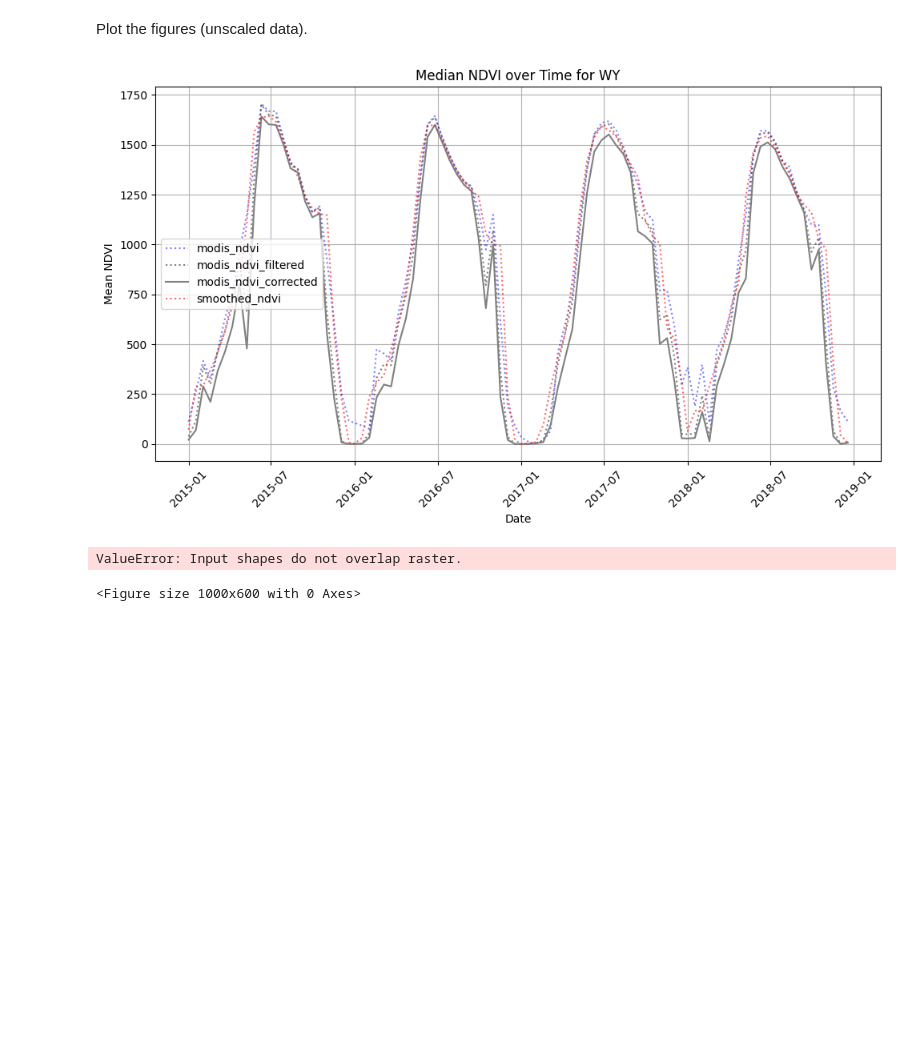
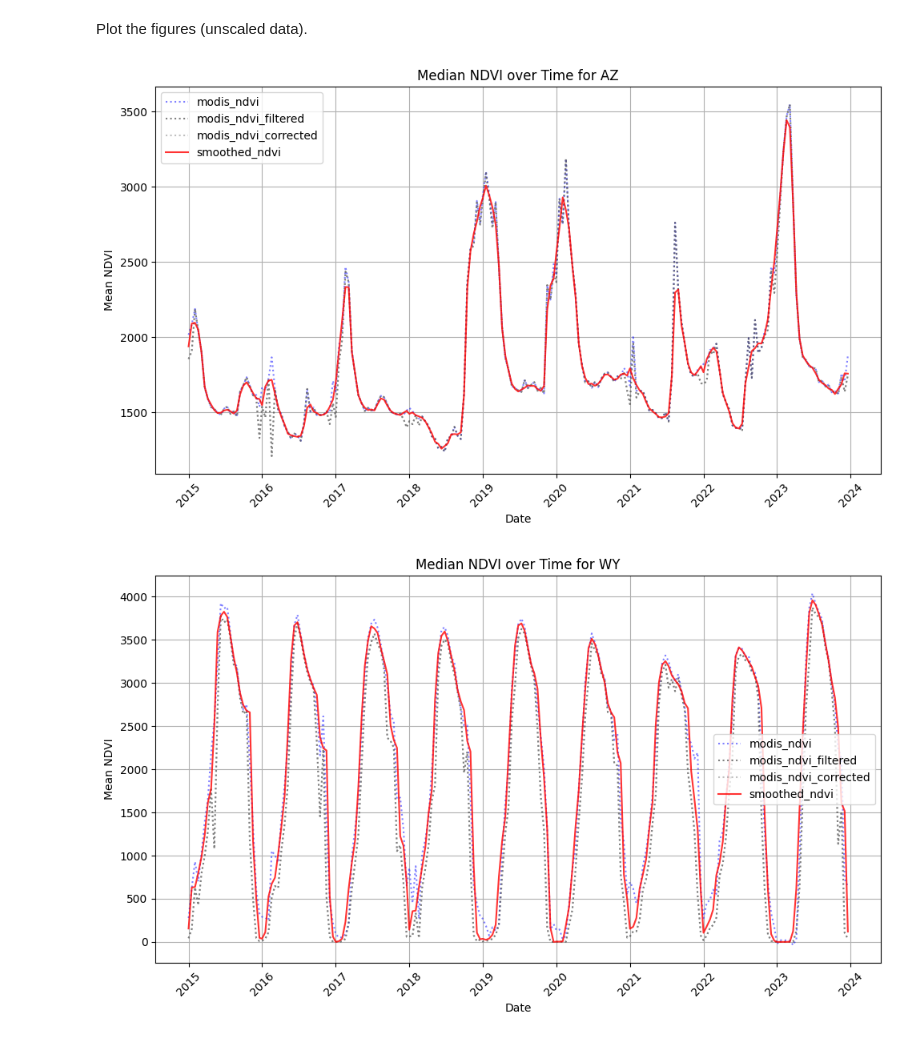
Before and after one commit to tlasharr/DroughtSurfing, a Jupyter notebook: RemoteSensingProcessing/X_VisualizeProcessSteps.ipynb, the cells around one changed output. Drawn from its saved outputs; the diff is of its cells as text; code cells hidden in the pictures; blank space fills up the shorter version.

Commit message:
Updated plotting code to replace depriciated function.

```diff
--- a/RemoteSensingProcessing/X_VisualizeProcessSteps.ipynb
+++ b/RemoteSensingProcessing/X_VisualizeProcessSteps.ipynb
@@ -19,7 +19,7 @@ import geopandas as gpd
 
 ## define the directories for AZ and WY
 base_dir = r'H:\My Drive\DroughtSurfing'
-locations = ['WY', 'AZ', 'UT']
+locations = ['AZ', 'WY', 'UT']
 # locations = ['WY', 'UT']
 
 ## define file paths for the exported GeoTIFFs within each directory
@@ -31,15 +31,3 @@ ndvi_file_patterns = {
 }
 ## get the years
 years = range(2015, 2023 + 1)  # Modify this range based on your data
-
-## load the study area shapefile
-study_area_shapefile = r'H:\My Drive\DroughtSurfing\bounding_box.shp'  # path to shapefile
-study_area = gpd.read_file(study_area_shapefile)
-study_area_geom = [study_area.unary_union.__geo_interface__]
-
-## deal with projections
-ndvi_path = "H:/My Drive/DroughtSurfing/WY/modis_ndvi.tif"
-with rasterio.open(ndvi_path) as src:
-    print("Raster CRS:", src.crs)
-
-study_area = study_area.to_crs(src.crs)
@@ -120,49 +144,59 @@ study_area_geom = [study_area.unary_union.__geo_interface__]  # Ensure the geome
 # %% [markdown]
 Plot the figures (unscaled data).
 # %%
-## Function to plot NDVI over time
-def plot_ndvi_over_time(locations, file_patterns, years, base_dir, study_area_geom):
+# Function to plot NDVI over time, cropping to the bounding box of each location
+def plot_ndvi_over_time(locations, file_patterns, years, base_dir, bounding_box_filename):
     for location in locations:
         plt.figure(figsize=(10, 6))
         tiff_dir = os.path.join(base_dir, location)
 
+        # Read the corresponding bounding box for the current location
+        study_area = read_bounding_box(location, base_dir, bounding_box_filename)
+
         # Define colors and line styles for different NDVI products
-        styles = [':', ':', '-', ':']
+        styles = [':', ':', ':', '-']
         colors = ['blue', 'black', 'gray', 'red']
-        alphas = [0.5, 0.5, 1, .6]
+        alphas = [0.5, 0.5, 0.5, .8]
 
         target_shape = None  # To store the target shape for resampling
 
         for i, (label, file_pattern) in enumerate(file_patterns.items()):
             if 'corrected' in label or 'smoothed' in label:
                 # For 'modis_ndvi_corrected' and 'smoothed_ndvi', stack yearly files
-                dates, stacked_ndvi, target_shape = read_and_stack_ndvi_data(tiff_dir, file_pattern, years, study_area_geom, target_shape)
+                dates, stacked_ndvi, target_shape = read_and_stack_ndvi_data(tiff_dir, file_pattern, years, study_area, target_shape)
             else:
                 # For 'modis_ndvi' and 'modis_ndvi_filtered', read a single .tif file and clip to study area
                 ndvi_path = os.path.join(tiff_dir, file_pattern)
-                dates, stacked_ndvi = read_single_ndvi_file(ndvi_path, study_area_geom)
+                dates, stacked_ndvi = read_single_ndvi_file(ndvi_path, study_area)
+
+            # Check if stacked_ndvi is valid (i.e., not empty)
+            if isinstance(stacked_ndvi, list) and len(stacked_ndvi) == 0:
+                print(f"No valid NDVI data for {label} in {location}. Skipping...")
+                continue
+
+            # Ensure stacked_ndvi is a NumPy array
+            stacked_ndvi = np.array(stacked_ndvi)
 
             # Calculate mean NDVI for each time step
             mean_ndvi = calculate_mean_ndvi(stacked_ndvi)
 
             # Plot NDVI for each product
             plt.plot(dates, mean_ndvi, label=label, linestyle=styles[i], color=colors[i], alpha=alphas[i])
 
         # Add labels, title, and grid for each location
         plt.title(f'Median NDVI over Time for {location}')
         plt.xlabel('Date')
         plt.ylabel('Mean NDVI')
         plt.legend(loc='best')
         plt.grid(True)
         plt.xticks(rotation=45)
         plt.tight_layout()
 
         # Show each plot separately
         plt.show()
 
 # Call the function to plot the NDVI over time for each location
-plot_ndvi_over_time(locations, ndvi_file_patterns, years, base_dir, study_area_geom)
+plot_ndvi_over_time(locations, ndvi_file_patterns, years, base_dir, bounding_box_filename)
 # %% [output]
-[figure, old version]
+[figure, new version]
-ValueError: Input shapes do not overlap raster.
-<Figure size 1000x600 with 0 Axes>
+[figure, added]
```
Also changed, not shown: parts of 3 cells of this notebook.
